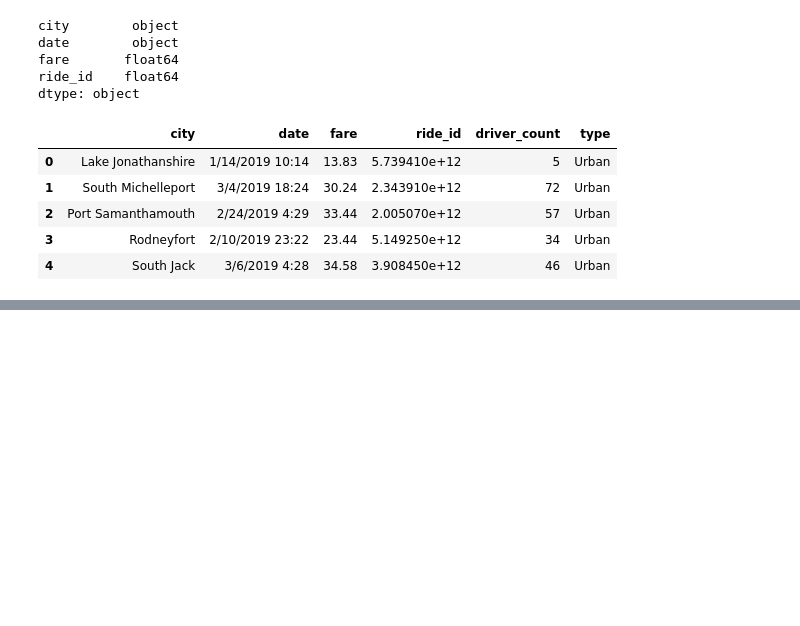
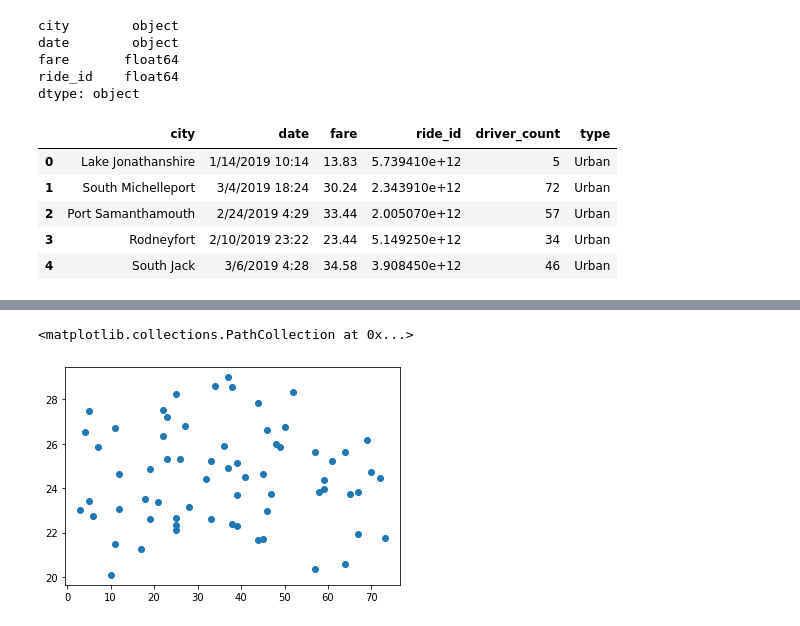
Before and after one commit to Andrew-Carlson/PyBer_Analysis, a Jupyter notebook: PyBer.ipynb, the cells around one changed output, grey strips where cells are left out. Saved outputs shown, nothing was run; the diff lists cells and outputs as text; code cells hidden in the pictures; blank space fills up the shorter version.

Commit message:
created bubble chart and added figure

```diff
--- a/PyBer.ipynb
+++ b/PyBer.ipynb
@@ -119,3 +119,7 @@ pyber_data_df.head()
 | 2 | Port Samanthamouth | 2/24/2019 4:29 | 33.44 | 2.005070e+12 | 57 | Urban |
 | 3 | Rodneyfort | 2/10/2019 23:22 | 23.44 | 5.149250e+12 | 34 | Urban |
 | 4 | South Jack | 3/6/2019 4:28 | 34.58 | 3.908450e+12 | 46 | Urban |
+# %%
+# Create the Urban city DataFrame.
+urban_cities_df = pyber_data_df[pyber_data_df["type"] == "Urban"]
+urban_cities_df.head()
@@ -121,0 +163,4 @@ pyber_data_df.head()
+# %%
+# Get average fare for each city in the urban cities.
+urban_avg_fare = urban_cities_df.groupby(["city"]).mean()["fare"]
+urban_avg_fare.head()
@@ -121,0 +179,4 @@ pyber_data_df.head()
+# %%
+# Get the average number of drivers for each urban city.
+urban_ride_count = urban_cities_df.groupby(["city"]).mean()["driver_count"]
+urban_ride_count.head()
@@ -121,0 +195,6 @@ pyber_data_df.head()
+# %%
+# Build the scatter plots for urban cities.
+plt.scatter(urban_ride_count, urban_avg_fare)
+# %% [output]
+<matplotlib.collections.PathCollection at 0x...>
+[figure, added]
```
Also changed, not shown: parts of 15 cells of this notebook, 1 other file.
